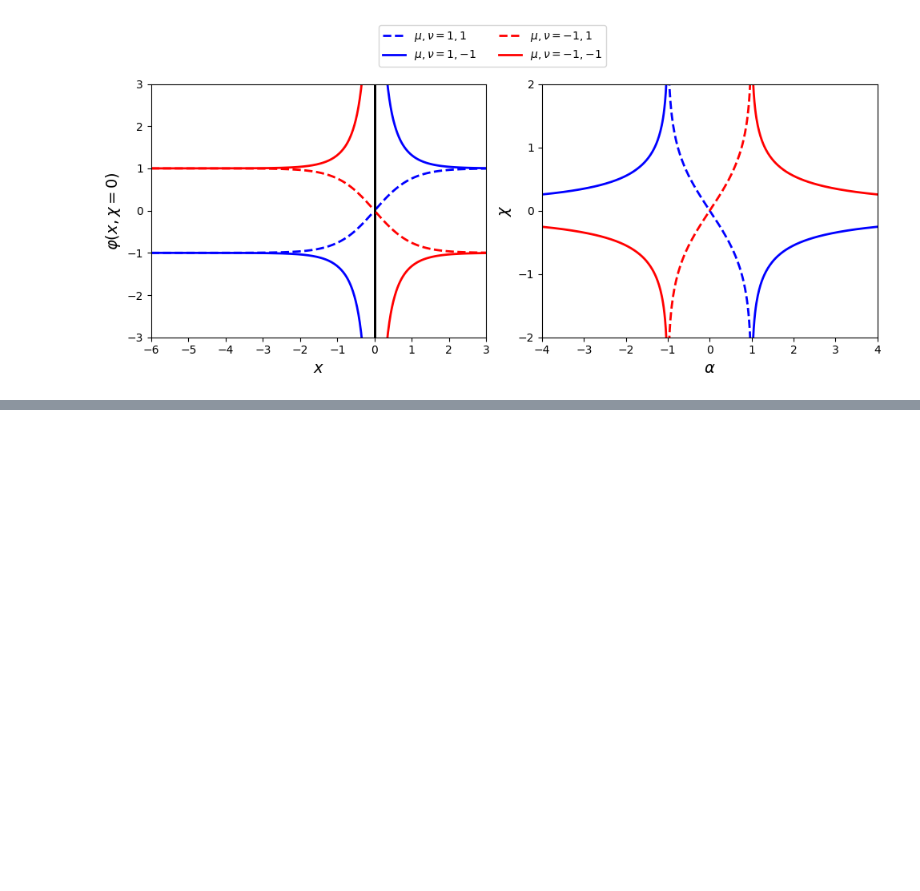
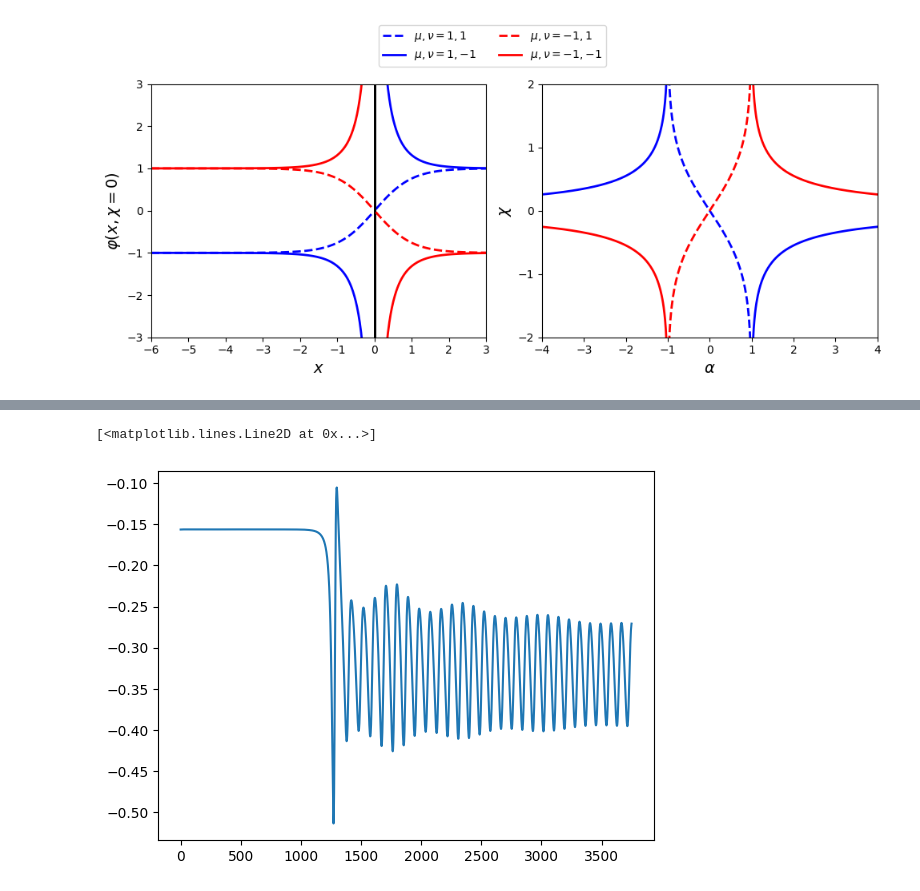
Before and after one commit to JairoSSantos/parallel-kink-scattering, a Jupyter notebook: notebooks/dirichlet.ipynb, the cells around one changed output, grey strips where cells are left out. Cells and saved outputs as stored; diff of their text form; code cells hidden in the pictures; blank space fills up the shorter version.

```diff
--- a/notebooks/dirichlet.ipynb
+++ b/notebooks/dirichlet.ipynb
@@ -204,0 +143,5 @@ plt.axhline(0.5, c='k')
+# %%
+plt.plot(y[:, -2])
+# %% [output]
+[<matplotlib.lines.Line2D at 0x...>]
+[figure, added]
```
Also changed, not shown: parts of 40 cells of this notebook, 1 other file.
